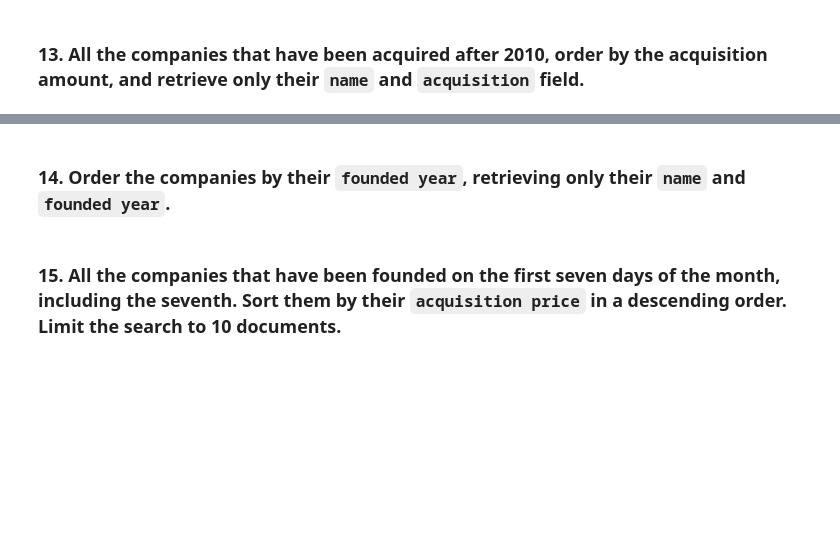
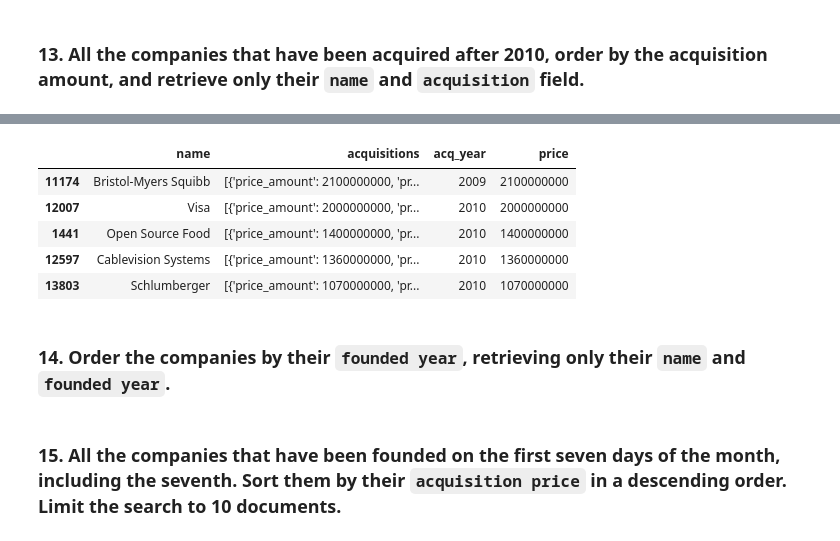
Before and after one commit to Ironhack-Data-Madrid-Abril-2023/3.4-lab_mongo, a Jupyter notebook: your_code/main.ipynb, the cells around one changed output, grey strips where cells are left out. Cells and saved outputs as stored; diff of their text form; code cells hidden in the pictures; blank space fills up the shorter version.

```diff
--- a/your_code/main.ipynb
+++ b/your_code/main.ipynb
@@ -225,3 +380,12 @@ df.head()
+# %%
+data_filtrado.head()
+# %% [output]
+|  | name | acquisitions | acq_year | price |
+| 11174 | Bristol-Myers Squibb | [{'price_amount': 2100000000, 'pr... | 2009 | 2100000000 |
+| 12007 | Visa | [{'price_amount': 2000000000, 'pr... | 2010 | 2000000000 |
+| 1441 | Open Source Food | [{'price_amount': 1400000000, 'pr... | 2010 | 1400000000 |
+| 12597 | Cablevision Systems | [{'price_amount': 1360000000, 'pr... | 2010 | 1360000000 |
+| 13803 | Schlumberger | [{'price_amount': 1070000000, 'pr... | 2010 | 1070000000 |
 # %% [markdown]
 ### 14. Order the companies by their `founded year`, retrieving only their `name` and `founded year`.
 # %%
```
Also changed, not shown: parts of 11 cells of this notebook.
